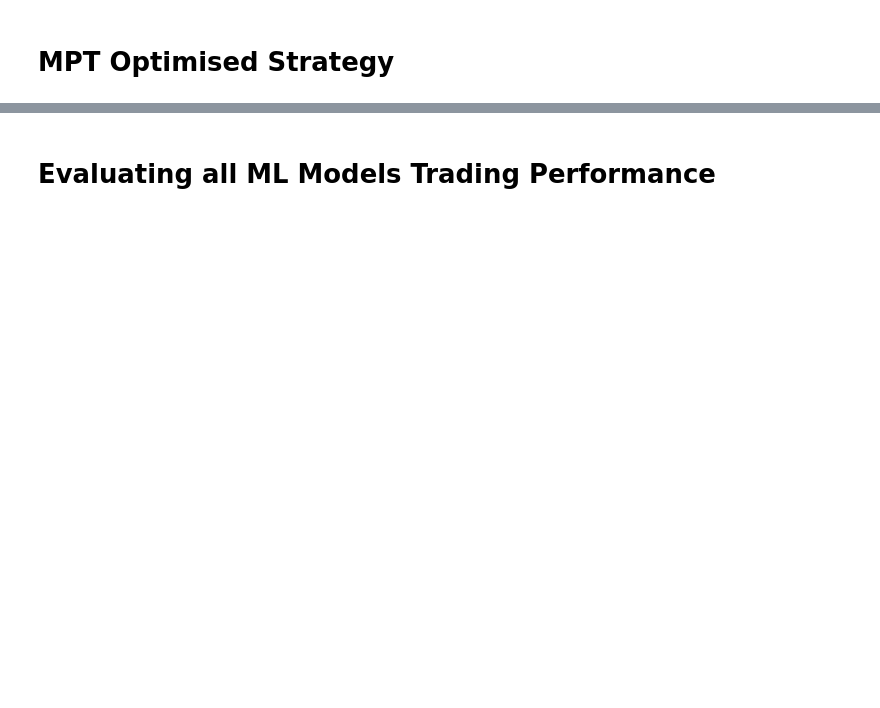
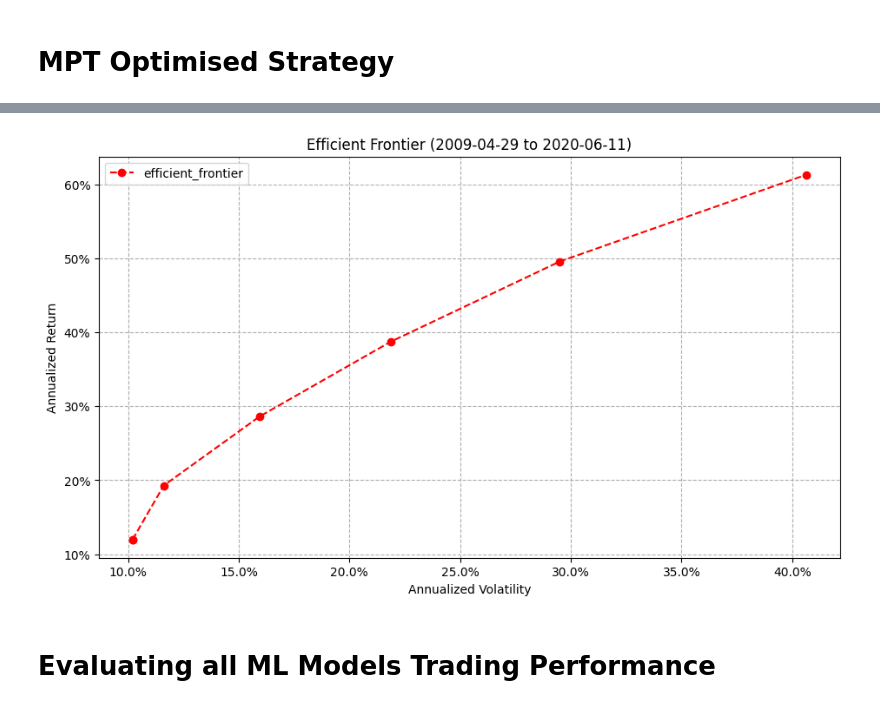
Before and after one commit to weijiesim/qf209-nlp-project, a Jupyter notebook: qf209_nlp_project.ipynb, the cells around one changed output, grey strips where cells are left out. Saved outputs shown, nothing was run; the diff lists cells and outputs as text; code cells hidden in the pictures; blank space fills up the shorter version.

```diff
--- a/qf209_nlp_project.ipynb
+++ b/qf209_nlp_project.ipynb
@@ -849,0 +1128,3 @@ sig_df_lo[['DATE', 'ID', 'WGT']]
+# %%
+Freq = 252 # Daily trading frequency
+data_train = returns_df.set_index('date').copy()
@@ -849,0 +1314,27 @@ sig_df_lo[['DATE', 'ID', 'WGT']]
+# %%
+port_vol = []
+port_return = []
+
+# A matrix storing the portfolio alloaction
+alloc_r = np.zeros((len(data_train.columns),numR))
+
+# Solve the Markowitz problem for each r-bar and output the results
+for i in range(numR):
+    r = r_bar[i]
+    print("* For the case r-bar = ", round(r*100,3), "%:")
+    sol = MarkPortOpt(r, silent = True)
+
+    if (not sol['success']): #check if the optimizer exit successfully
+        print("NOTE: solution to this r-bar will be dropped!")
+    else: #only keeping the r-bar that has sucessful optmization
+        print(sol['message'])
+        alloc_r[:,i] = sol['x']
+        port_vol.append(sol['fun'])
+        port_return.append(EReturn(sol['x']))
+    print("")
+
+port_vol = np.asarray(port_vol)
+port_return = np.asarray(port_return)
+
+num_rbar = len(port_vol) #update the number of r-bar recorded/kept
+print("The number of recoreded the efficient frontier points is:", num_rbar)
@@ -850,3 +1383,17 @@ sig_df_lo[['DATE', 'ID', 'WGT']]
+# %%
+# Plotting efficient frontier
+plt.rcParams['figure.figsize'] = (11, 6)
+plt.plot(ann_std(port_vol), ann_ret(port_return), 'ro--', label='efficient_frontier')
+plt.xlabel('Annualized Volatility')
+plt.ylabel('Annualized Return')
+plt.grid(True, linestyle='--')
+plt.legend()
+plt.title('Efficient Frontier ('+str(start_date)+' to '+str(end_date)+')')
+plt.gca().yaxis.set_major_formatter(mtick.PercentFormatter(1.0))
+plt.gca().xaxis.set_major_formatter(mtick.PercentFormatter(1.0))
+plt.show()
+# %% [output]
+[figure, added]
 # %% [markdown]
 # Evaluating all ML Models Trading Performance
 # %%
```
Also changed, not shown: parts of 66 cells of this notebook, 5 other files.
